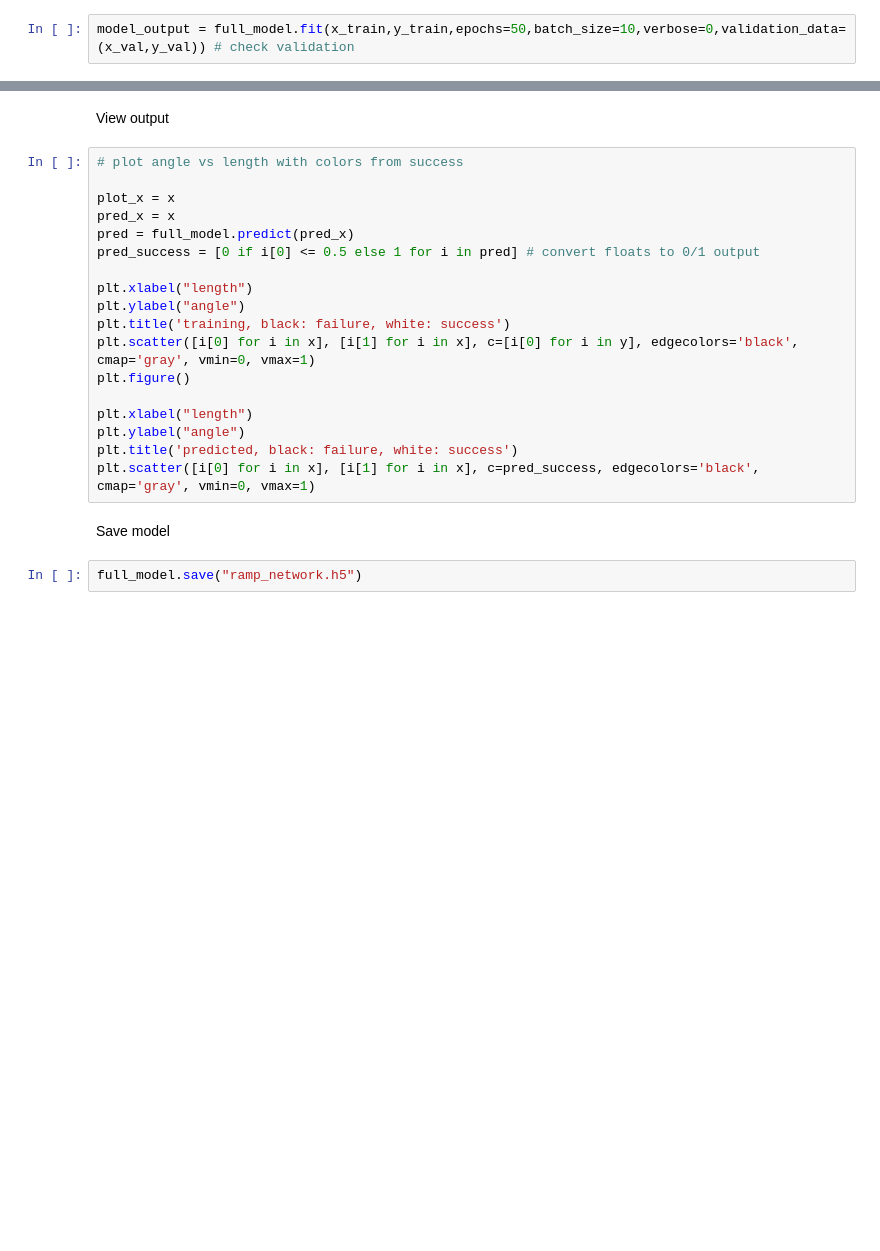
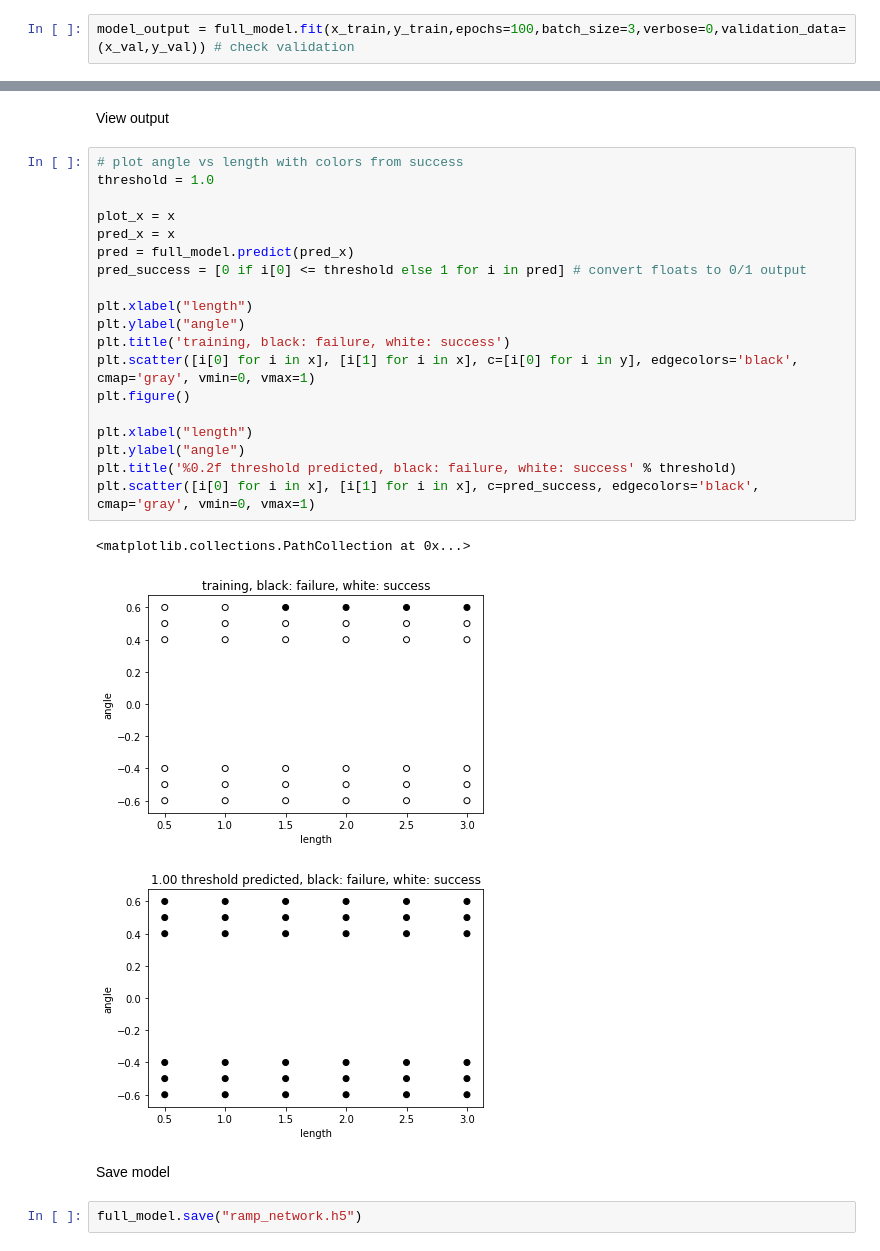
Before and after one commit to gglaubit/amr_capstone, a Jupyter notebook: processing/train_ramp_network.ipynb, the cells around one changed output, grey strips where cells are left out. Saved outputs shown, nothing was run; the diff lists cells and outputs as text; blank space fills up the shorter version.

Commit message:
threshold for ramp network output

```diff
--- a/processing/train_ramp_network.ipynb
+++ b/processing/train_ramp_network.ipynb
@@ -66,7 +66,7 @@ x_train, x_val, y_train, y_val = train_test_split(x, y, test_size=0.33, shuffle=
 # %% [markdown]
 Train model
 # %%
-model_output = full_model.fit(x_train,y_train,epochs=50,batch_size=10,verbose=0,validation_data=(x_val,y_val)) # check validation
+model_output = full_model.fit(x_train,y_train,epochs=100,batch_size=3,verbose=0,validation_data=(x_val,y_val)) # check validation
 # %% [markdown]
 View training
 # %%
@@ -86,22 +93,27 @@ plt.figure()
 View output
 # %%
 # plot angle vs length with colors from success
+threshold = 1.0
 
 plot_x = x
 pred_x = x
 pred = full_model.predict(pred_x)
-pred_success = [0 if i[0] <= 0.5 else 1 for i in pred] # convert floats to 0/1 output
+pred_success = [0 if i[0] <= threshold else 1 for i in pred] # convert floats to 0/1 output
 
 plt.xlabel("length")
 plt.ylabel("angle")
 plt.title('training, black: failure, white: success')
 plt.scatter([i[0] for i in x], [i[1] for i in x], c=[i[0] for i in y], edgecolors='black', cmap='gray', vmin=0, vmax=1)
 plt.figure()
 
 plt.xlabel("length")
 plt.ylabel("angle")
-plt.title('predicted, black: failure, white: success')
+plt.title('%0.2f threshold predicted, black: failure, white: success' % threshold)
 plt.scatter([i[0] for i in x], [i[1] for i in x], c=pred_success, edgecolors='black', cmap='gray', vmin=0, vmax=1)
+# %% [output]
+<matplotlib.collections.PathCollection at 0x...>
+[figure, added]
+[figure, added]
 # %% [markdown]
 Save model
 # %%
```
Also changed, not shown: parts of 1 cell of this notebook.
